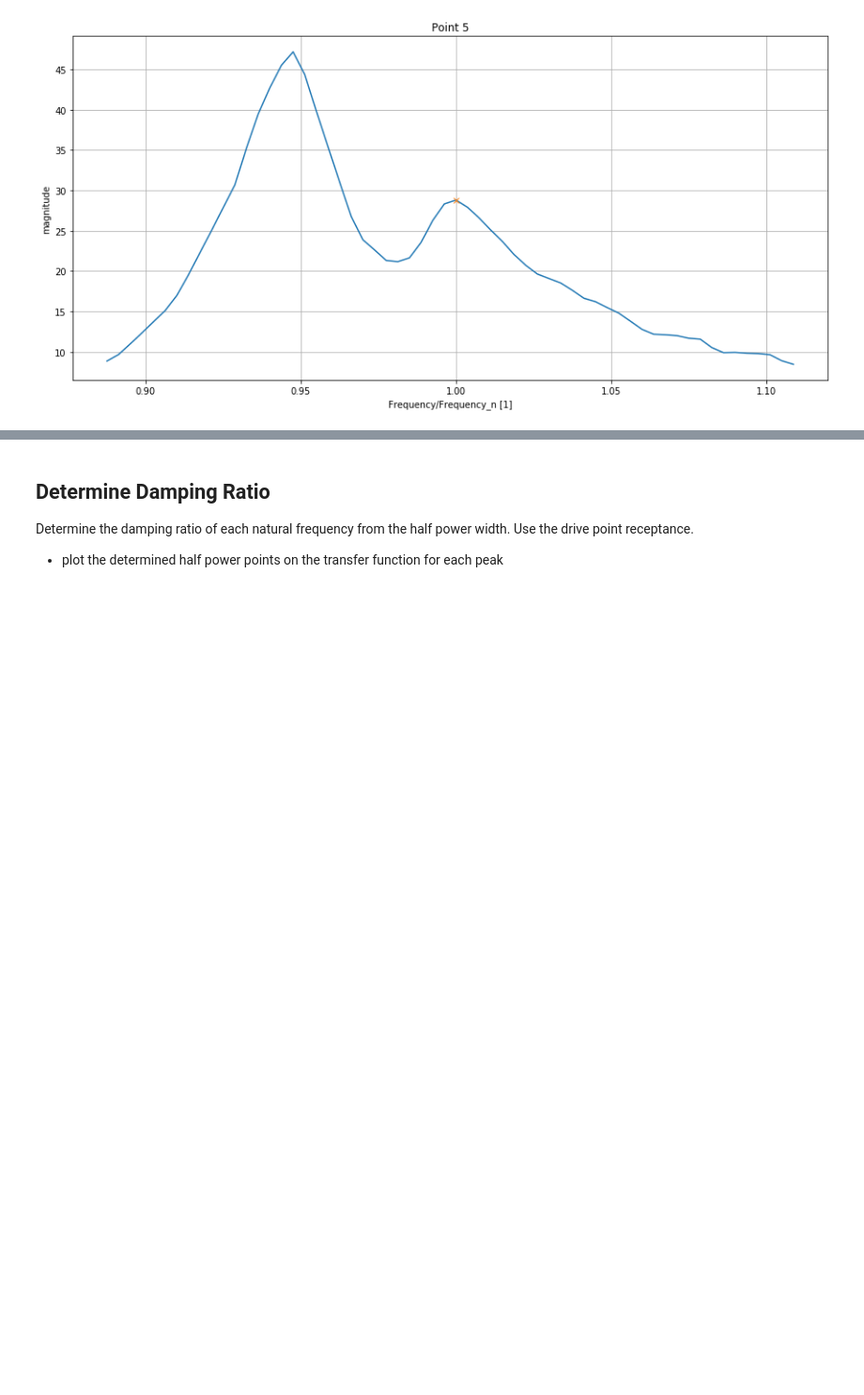
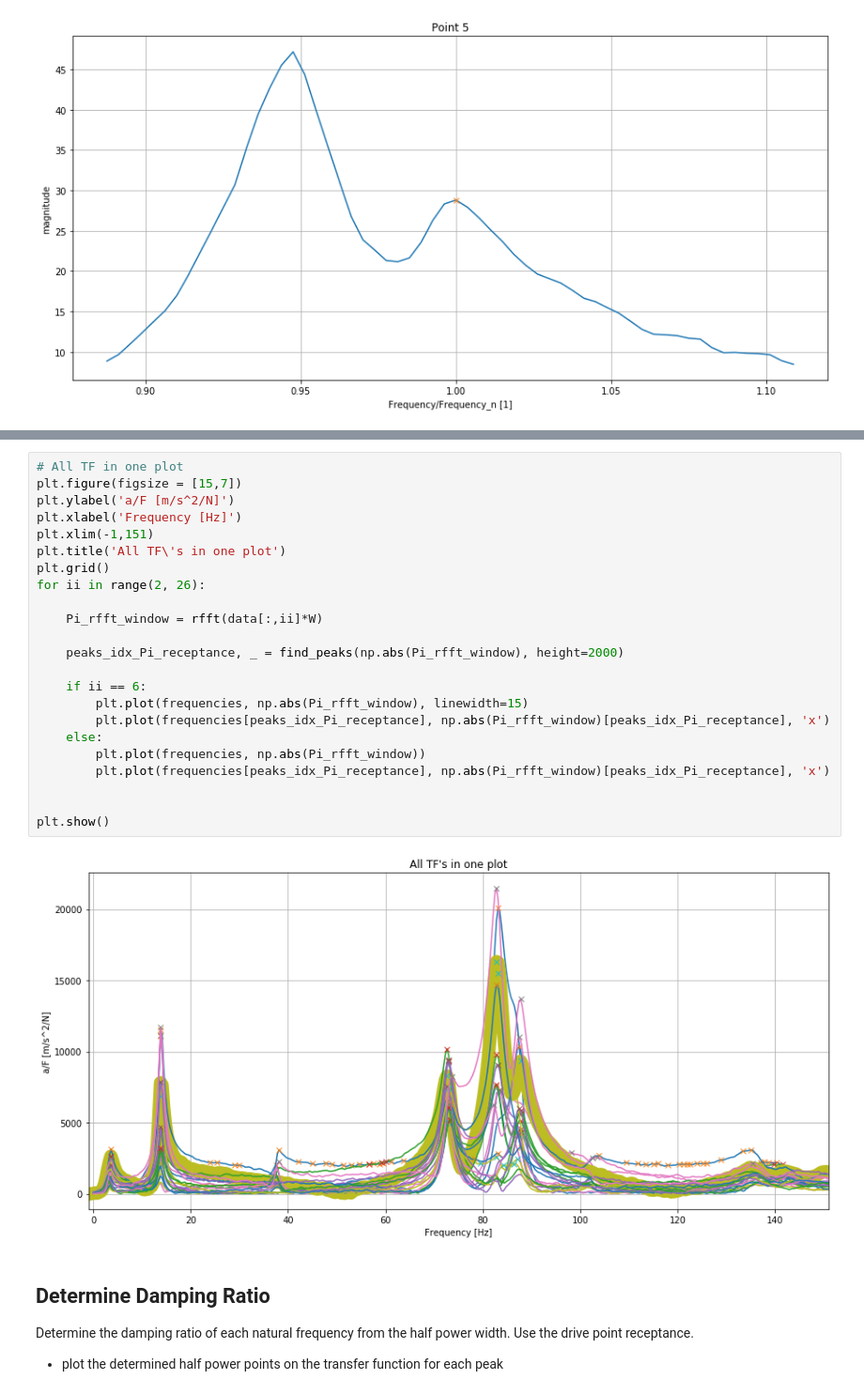
Before and after one commit to phmandl/modalanalyse, a Jupyter notebook: HW5/Max/5_IdentificationMethods_template.ipynb, the cells around one changed output, grey strips where cells are left out. Shown at 94% size. Cells and saved outputs as stored; diff of their text form; blank space fills up the shorter version.

```diff
--- a/HW5/Max/5_IdentificationMethods_template.ipynb
+++ b/HW5/Max/5_IdentificationMethods_template.ipynb
@@ -283,3 +305,28 @@ Peaks: [ 3.61604208 13.80670611 72.64957265 82.84023669 87.77120316] Hz
+# %%
+# All TF in one plot
+plt.figure(figsize = [15,7])
+plt.ylabel('a/F [m/s^2/N]')
+plt.xlabel('Frequency [Hz]')
+plt.xlim(-1,151)
+plt.title('All TF\'s in one plot')
+plt.grid()
+for ii in range(2, 26):
+
+    Pi_rfft_window = rfft(data[:,ii]*W)
+
+    peaks_idx_Pi_receptance, _ = find_peaks(np.abs(Pi_rfft_window), height=2000)
+
+    if ii == 6:
+        plt.plot(frequencies, np.abs(Pi_rfft_window), linewidth=15)
+        plt.plot(frequencies[peaks_idx_Pi_receptance], np.abs(Pi_rfft_window)[peaks_idx_Pi_receptance], 'x')
+    else:
+        plt.plot(frequencies, np.abs(Pi_rfft_window))
+        plt.plot(frequencies[peaks_idx_Pi_receptance], np.abs(Pi_rfft_window)[peaks_idx_Pi_receptance], 'x')
+
+
+plt.show()
+# %% [output]
+[figure, added]
 # %% [markdown]
 ## Determine Damping Ratio
 Determine the damping ratio of each natural frequency from the half power width.
```
Also changed, not shown: parts of 14 cells of this notebook.
